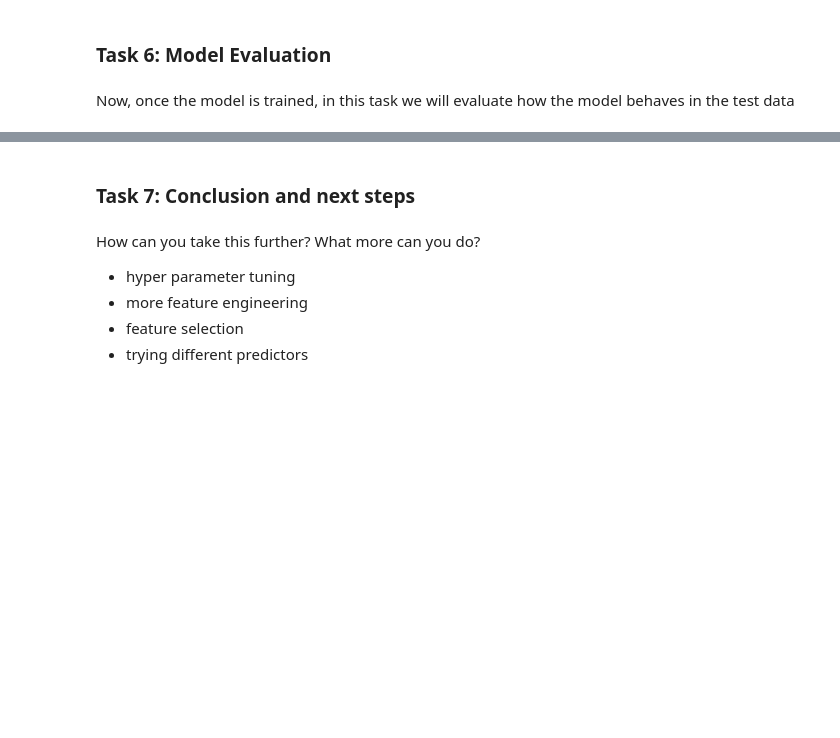
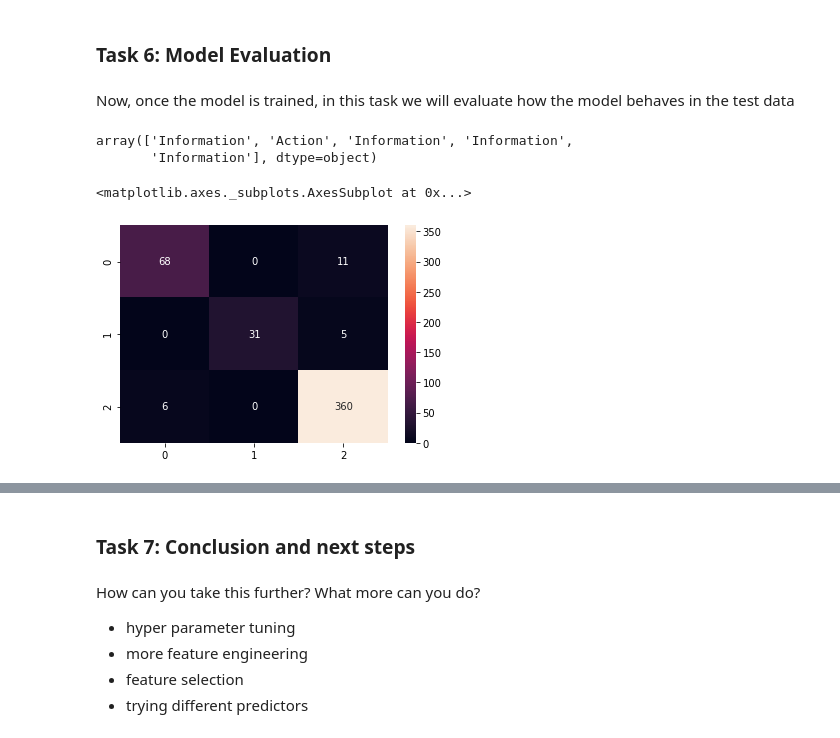
Before and after one commit to gumdropsteve/special_topics_week, a Jupyter notebook: day_05/nlp_pipelines.ipynb, the cells around one changed output, grey strips where cells are left out. Drawn from its saved outputs; the diff is of its cells as text; code cells hidden in the pictures; blank space fills up the shorter version.

```diff
--- a/day_05/nlp_pipelines.ipynb
+++ b/day_05/nlp_pipelines.ipynb
@@ -141,21 +425,26 @@ Feature union applies a list of transformer objects in parallel to the input dat
 # %%
 # create an instance of Pipeline class
-
-
-        # create a FeatureUnion pipeline
-
-
-            # add a pipeline element to extract features using CountVectorizer and TfidfTransformer
-
-
-            # add the pipeline element - LengthExtractor to extract lenght of each sentence as feature
-
-
-            # add another pipeline element - UrlCounter to extract url counts in each sentence as feature
-
-
-        # use the predictor estimator RandomForestClassifier to train the model
+pipeline = Pipeline([
+                     # create a FeatureUnion pipeline
+                     ('features', FeatureUnion([
+                                                ('text_pipeline', Pipeline([
+                                                                            # add a pipeline element to extract features using CountVectorizer and TfidfTransformer
+                                                                            ('vect', CountVectorizer(tokenizer=tokenize)),
+                                                                            ('tfidf', TfidfTransformer())
+                                                                            ])),
+                                                # add the pipeline element - LengthExtractor to extract lenght of each sentence as feature
+                                                ('text_len', LengthExtractor()),
+                                                # add another pipeline element - UrlCounter to extract url counts in each sentence as feature
+                                                ('url_count', UrlCounter()),
+                                                ])),
+                     # use the predictor estimator RandomForestClassifier to train the model
+                     ('clf', RandomForestClassifier())
+                     ])
 # %%
 # split the data into train and test sets
+from sklearn.model_selection import train_test_split
+
+X_train, X_test, y_train, y_test = train_test_split(features, target, test_size=0.2, random_state=42)
 # %%
 # use pipeline.fit method to train the model
+pipeline.fit(X_train, y_train)
@@ -165,13 +472,23 @@ Feature union applies a list of transformer objects in parallel to the input dat
 Now, once the model is trained, in this task we will evaluate how the model behaves in the test data
 # %%
 # use the method pipeline.predict on X_test data to predict the labels
+preds = pipeline.predict(X_test)
+
+preds[-5:]
+# %% [output]
+array(['Information', 'Action', 'Information', 'Information',
+       'Information'], dtype=object)
 # %%
 # create the confustion matrix, import confusion_matrix from sklearn
-
+from sklearn.metrics import confusion_matrix
 
 # count the number of labels
-
+labels = np.unique(preds)
 
 # use sns.heatmap on top of confusion_matrix to show the confusuin matrix
+sns.heatmap(confusion_matrix(y_test, preds, labels=labels), annot=True, fmt='.0f')
+# %% [output]
+<matplotlib.axes._subplots.AxesSubplot at 0x...>
+[figure, added]
 # %%
 # create the classification report, import classification_report from sklearn
```
Also changed, not shown: parts of 47 cells of this notebook.
